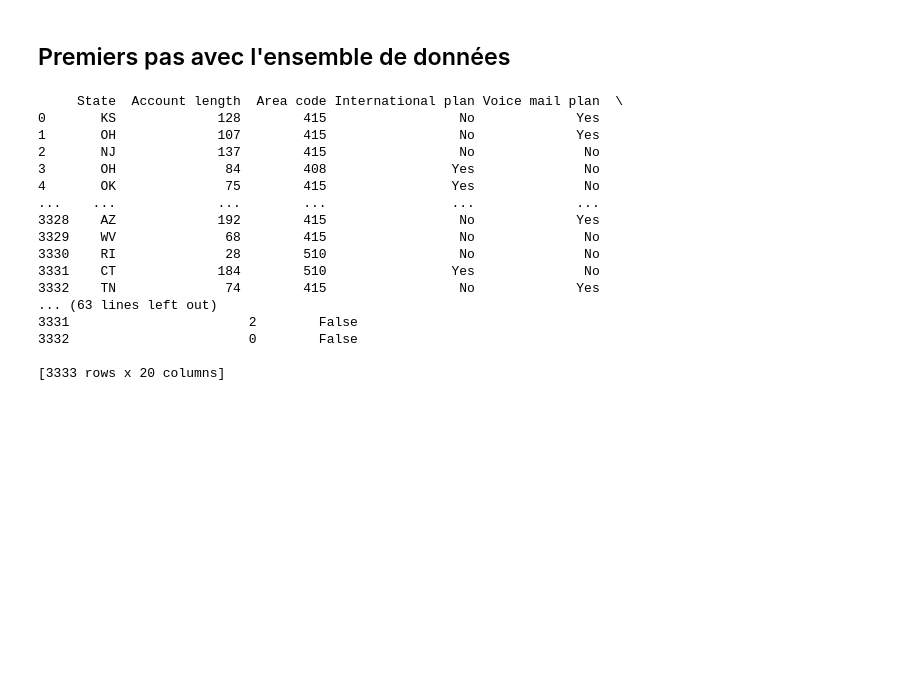
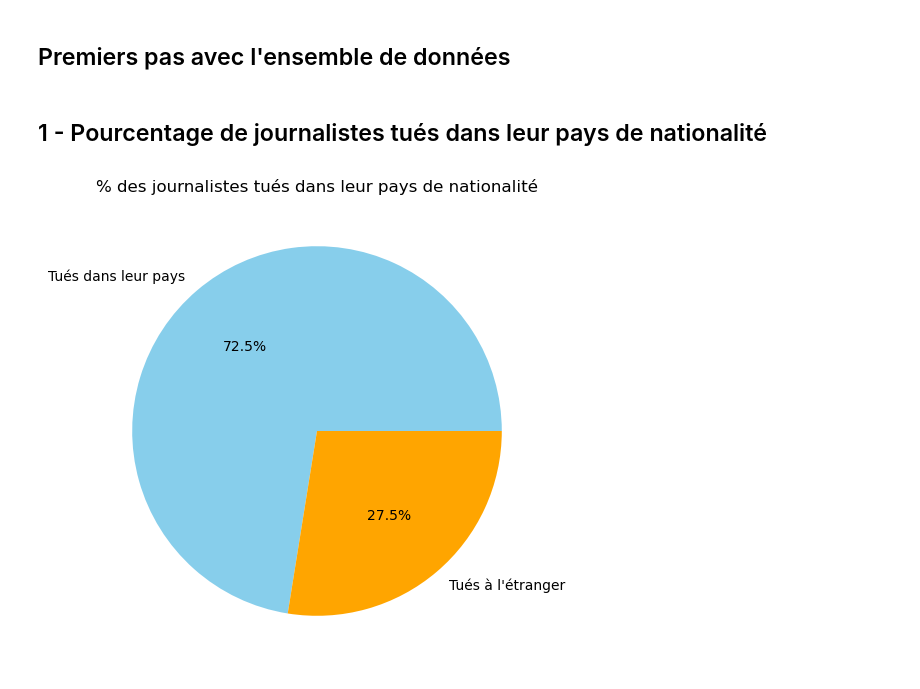
Before and after one commit to AlikakilA/Python_Manipulation_Data, a Jupyter notebook: Jounalist.ipynb, the cells around one changed output. Drawn from its saved outputs; the diff is of its cells as text; code cells hidden in the pictures; blank space fills up the shorter version.

```diff
--- a/Jounalist.ipynb
+++ b/Jounalist.ipynb
@@ -4,26 +4,20 @@
 Le fichier `telecom_client.csv` contient de nombreuses informations sur les clients d'un opérateur télécom. Voyons si nous pouvons analyser ce fichier pour aider l'entreprise à augmenter ses profits.
 # %% [markdown]
 ## Premiers pas avec l'ensemble de données
-# %%
-# En utilisant la bibliothèque pandas, lisez le fichier telecom_client.csv
-import pandas as pd
-
-data = pd.read_csv('./telecom_client.csv')
-# %% [output]
-     State  Account length  Area code International plan Voice mail plan  \
-0       KS             128        415                 No             Yes
-1       OH             107        415                 No             Yes
-2       NJ             137        415                 No              No
-3       OH              84        408                Yes              No
-4       OK              75        415                Yes              No
-...    ...             ...        ...                ...             ...
-3328    AZ             192        415                 No             Yes
-3329    WV              68        415                 No              No
-3330    RI              28        510                 No              No
-3331    CT             184        510                Yes              No
-3332    TN              74        415                 No             Yes
-... (63 lines left out)
-3331                       2        False
-3332                       0        False
-
-[3333 rows x 20 columns]
+# %%
+import pandas as pd
+import matplotlib.pyplot as plt
+
+data = pd.read_csv('Journalists.csv')
+# %% [markdown]
+## 1 - Pourcentage de journalistes tués dans leur pays de nationalité
+# %%
+plt.figure(figsize=(6, 6))
+local_killed = data['Country Killed'] == data['Nationality']
+local_count = local_killed.sum()
+foreign_count = len(data) - local_count
+plt.pie([local_count, foreign_count], labels=["Tués dans leur pays", "Tués à l'étranger"], autopct='%1.1f%%', colors=['skyblue', 'orange'])
+plt.title("% des journalistes tués dans leur pays de nationalité")
+plt.show()
+# %% [output]
+[figure, added]
```
Also changed, not shown: parts of 10 cells of this notebook, 1 other file.
